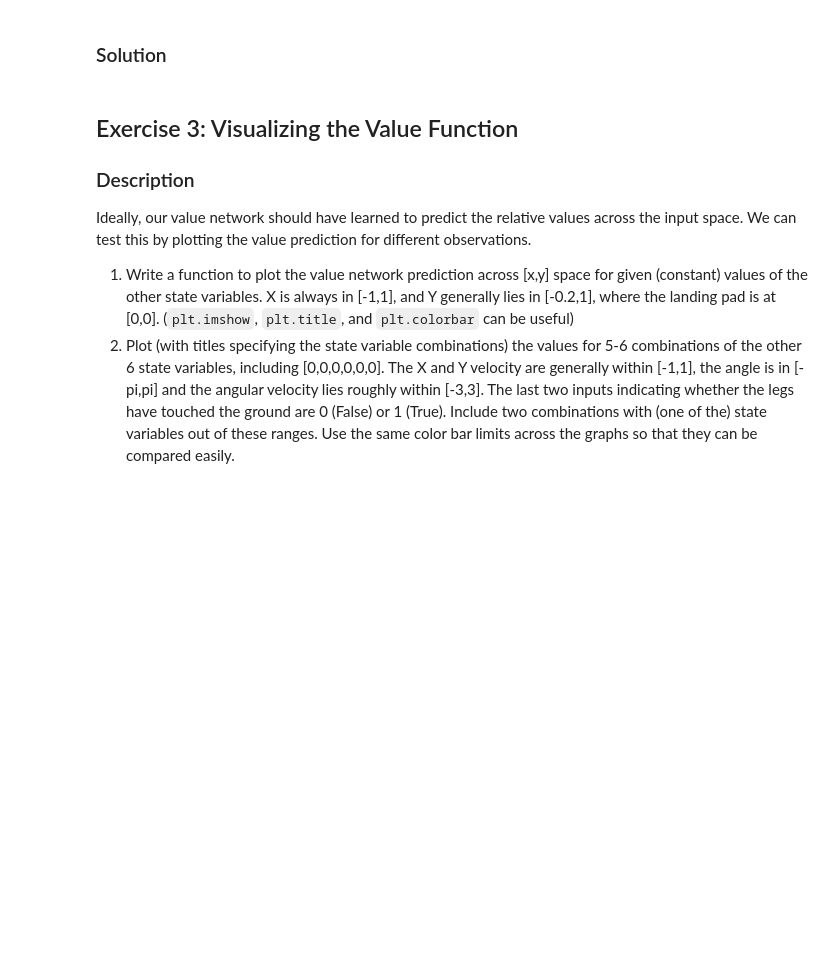
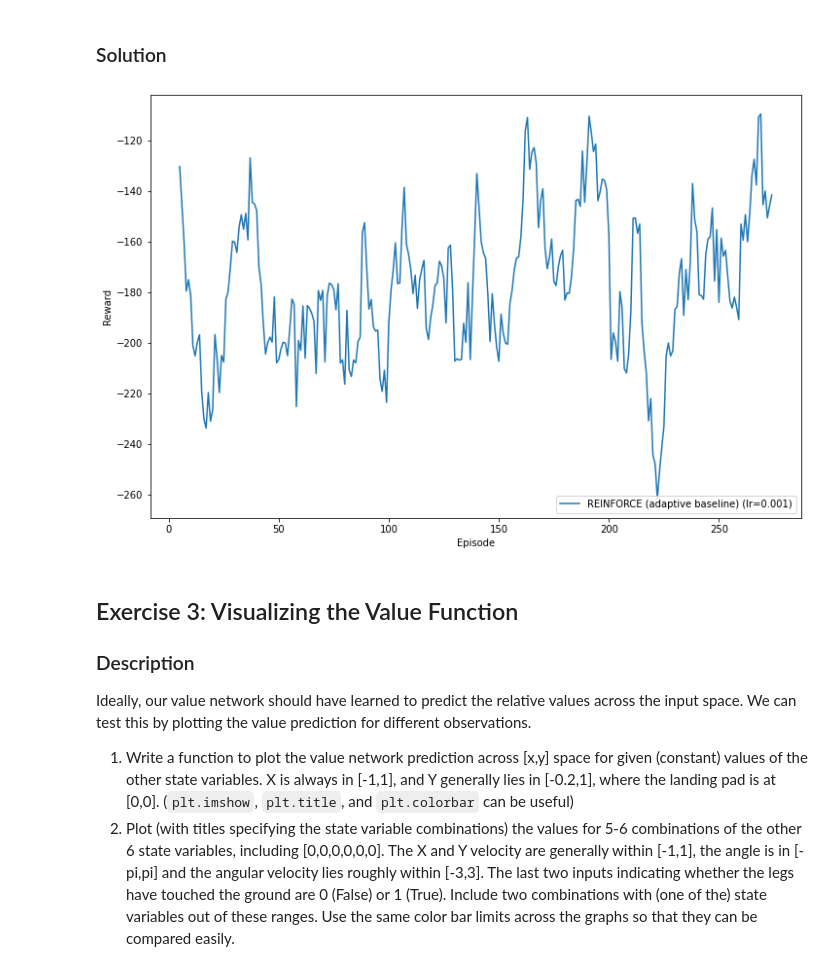
Before and after one commit to NizarGhandri/Landing_on_the_Moon, a Jupyter notebook: RL_miniproject_2021_nizar_collab.ipynb, the cells around one changed output. Drawn from its saved outputs; the diff is of its cells as text; code cells hidden in the pictures; blank space fills up the shorter version.

```diff
--- a/RL_miniproject_2021_nizar_collab.ipynb
+++ b/RL_miniproject_2021_nizar_collab.ipynb
@@ -535,12 +535,17 @@ TECHNICAL NOTE: Some textbooks may refer to this approach as "Actor-Critic", whe
 - 3 points for implementing and plotting the adaptive baseline with the other two conditions, with reasonable performance (i.e. at least similar to the performance in Exercise 1).
 # %% [markdown]
 ### Solution
+# %%
+results = Results()
 # %%
 value_learning_rate = 0.002
 value_learning_rates = [value_learning_rate/2, value_learning_rate, value_learning_rate*2.5, value_learning_rate*5 ]
+l = {}
 
 for vlr in value_learning_rates:
-  episodes, d_model = run_experiment("REINFORCE (adaptive baseline) (lr=" + str(vlr) +")", discrete_env, num_episodes, policy_learning_rate,
-                                   vlr, baseline=BaselineMethod.ADPATIVE)
+  episodes, model_d = run_experiment("REINFORCE (adaptive baseline) (lr=" + str(vlr) +")", discrete_env, num_episodes, policy_learning_rate, vlr, baseline=BaselineMethod.ADPATIVE)
+  l[vlr] = (episodes, model_d)
 
 results.save('REINFORCE adaptive baseline.npz')
+# %% [output]
+[figure, added]
```
Also changed, not shown: parts of 4 cells of this notebook.
